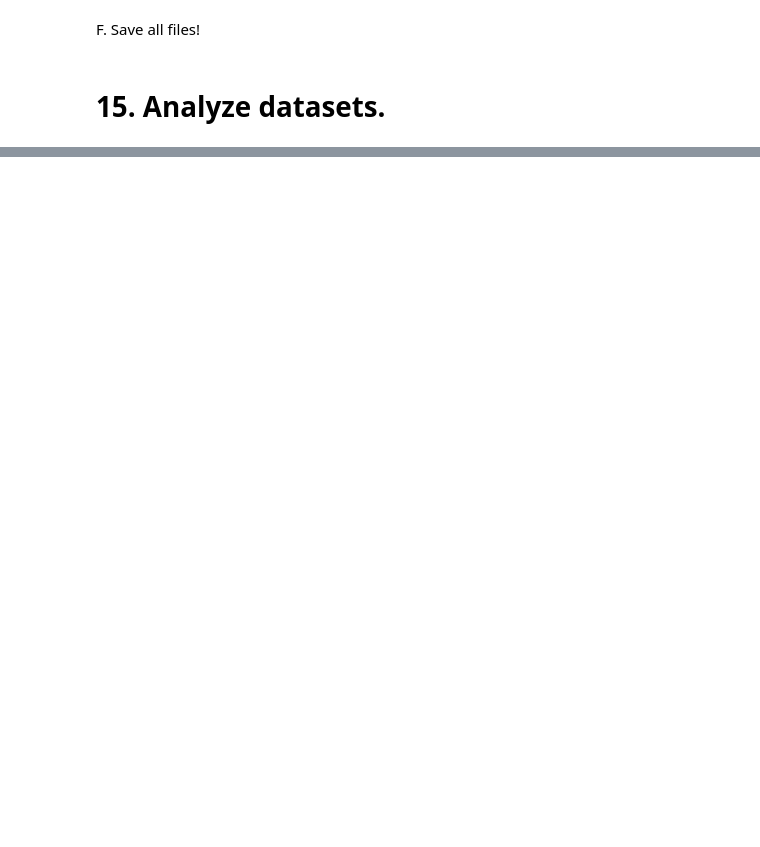
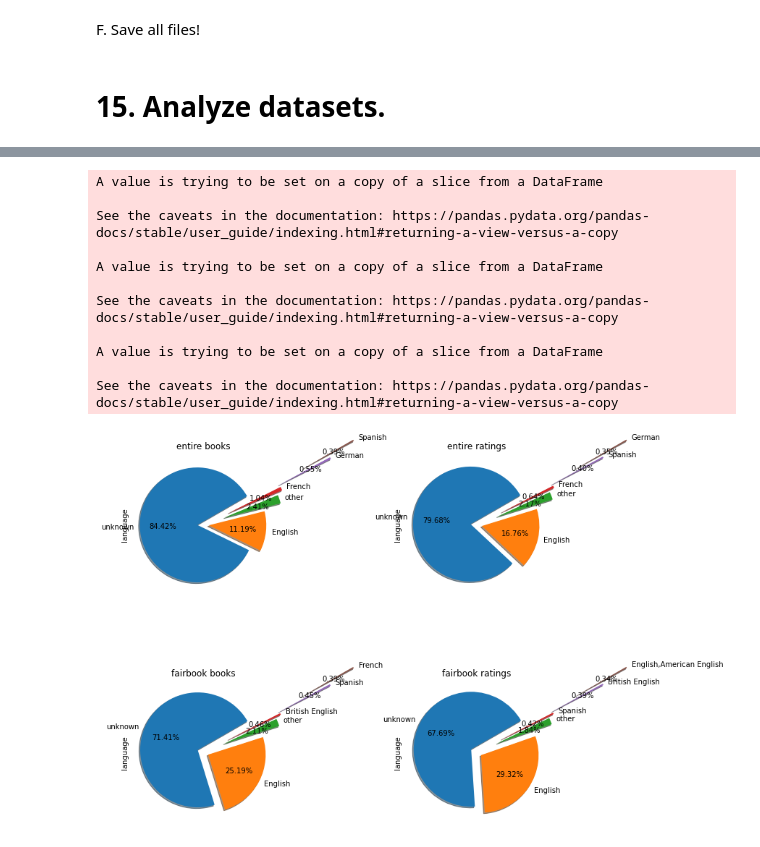
Before and after one commit to SavvinaDaniil/EnrichBookCrossing, a Jupyter notebook: All in one.ipynb, the cells around one changed output, grey strips where cells are left out. Cells and saved outputs as stored; diff of their text form; code cells hidden in the pictures; blank space fills up the shorter version.

```diff
--- a/All in one.ipynb
+++ b/All in one.ipynb
@@ -1146,0 +1441,4 @@ fairbook_ratings_with_properties.to_csv(location_to_save + 'fairbook_ratings_wit
+# %%
+for df in dfs:
+    df["language"] = df["language"].apply(lambda x: "unknown" if x=="" else x)
+    #df["gender"][(df.gender!="male") & (df.gender!="female") & (df.gender!="unknown")] = "other"
@@ -1146,0 +1449,43 @@ fairbook_ratings_with_properties.to_csv(location_to_save + 'fairbook_ratings_wit
+# %%
+most_common_5 = [x[0] for x in Counter(fairbook_ratings.country).most_common()[:5]]
+# %%
+fig, axes = plt.subplots(nrows=2, ncols=2,figsize=(10,10))
+for i in range(len(dfs)):
+
+    df = dfs[i].copy()
+    most_common_5 = [x[0] for x in Counter(df.language).most_common()[:5]]
+    df["language"][df.language.isin(most_common_5) == False] = "other"
+
+    #df.country = df.country.replace("United States of America", "USA")
+    #df.country = df.country.replace("United Kingdom", "UK")
+    #df.country = df.country.replace("Republic of Ireland", "Ireland")
+    j1 = np.divide(i,2)
+    j2 = np.mod(i,2)
+    df.language.value_counts().plot(kind="pie",autopct='%.2f%%',explode=(0.1, 0.1, 0.4,0.5, 1.5,2), shadow=True
+                                      , startangle=30, ax=axes[int(j1),int(j2)])
+    #,
+     #                              colors=[colors[v] for v in df['country'].value_counts().keys()])
+    axes[int(j1),int(j2)].tick_params(labelrotation=0)
+    axes[int(j1),int(j2)].title.set_text(dfs_names[i])
+plt.subplots_adjust(left=0.1,
+                    bottom=0.1,
+                    right=0.9,
+                    top=0.9,
+                    wspace=0.9,
+                    hspace=0.2)
+#fig.tight_layout()
+#fig.suptitle("Gender Distribution")
+fig.show()
+# %% [output]
+A value is trying to be set on a copy of a slice from a DataFrame
+
+See the caveats in the documentation: https://pandas.pydata.org/pandas-docs/stable/user_guide/indexing.html#returning-a-view-versus-a-copy
+
+A value is trying to be set on a copy of a slice from a DataFrame
+
+See the caveats in the documentation: https://pandas.pydata.org/pandas-docs/stable/user_guide/indexing.html#returning-a-view-versus-a-copy
+
+A value is trying to be set on a copy of a slice from a DataFrame
+
+See the caveats in the documentation: https://pandas.pydata.org/pandas-docs/stable/user_guide/indexing.html#returning-a-view-versus-a-copy
+[figure, added]
```
Also changed, not shown: parts of 83 cells of this notebook.
